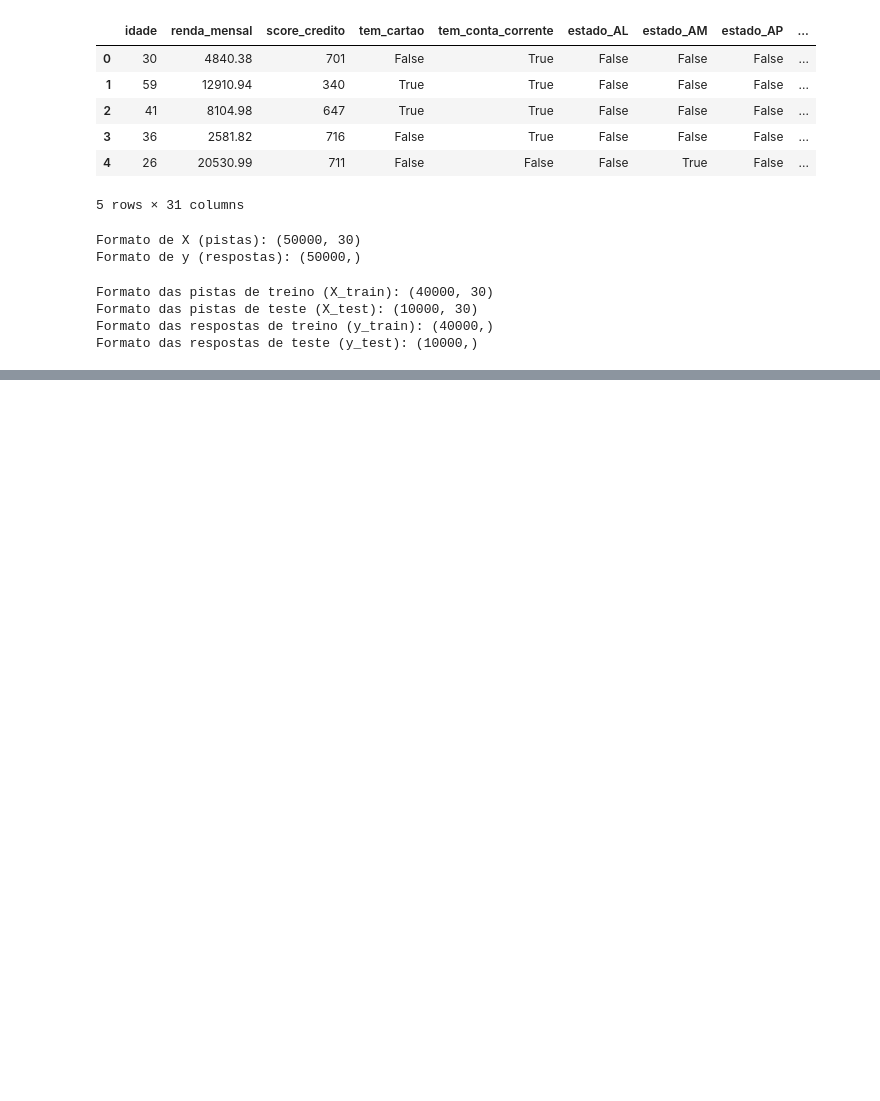
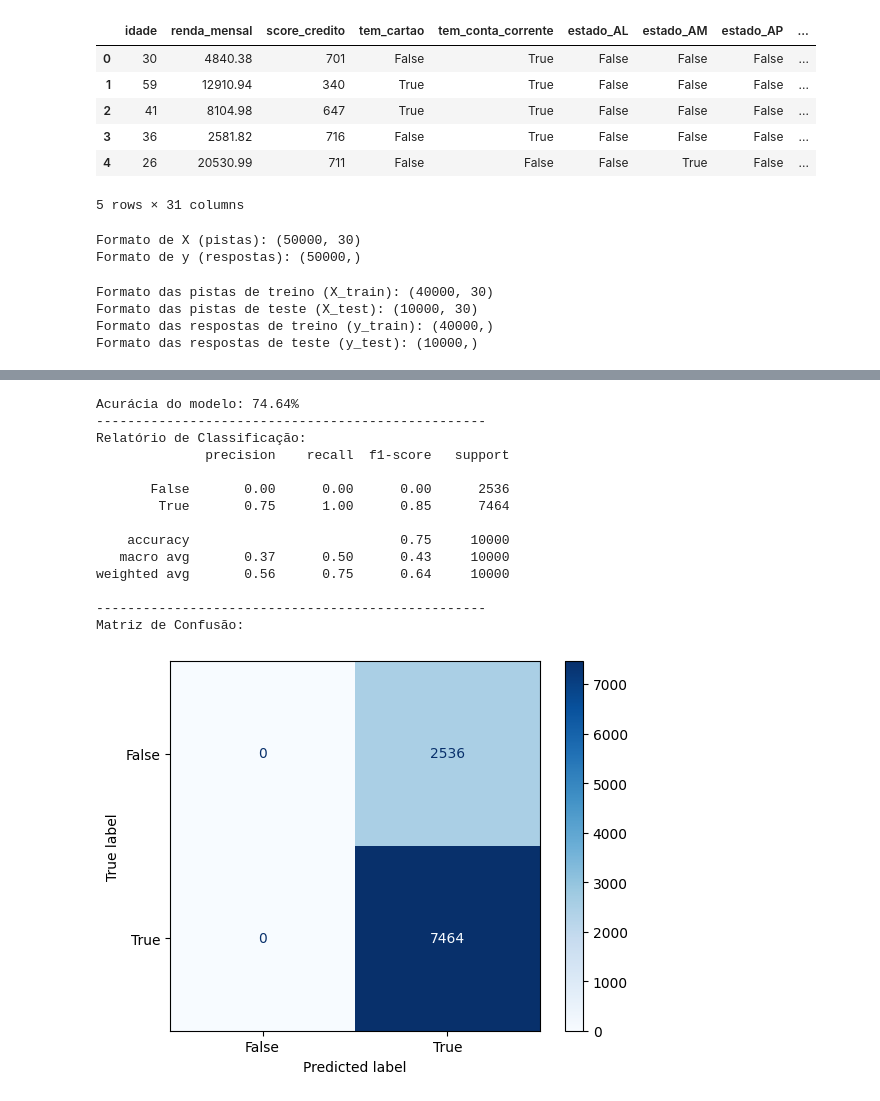
Before and after one commit to RicardoRuggiero/ML-Analise-Credito, a Jupyter notebook: notebooks/analise_exploratoria.ipynb, the cells around one changed output, grey strips where cells are left out. Cells and saved outputs as stored; diff of their text form; code cells hidden in the pictures; blank space fills up the shorter version.

```diff
--- a/notebooks/analise_exploratoria.ipynb
+++ b/notebooks/analise_exploratoria.ipynb
@@ -94,0 +99,6 @@ Formato das respostas de teste (y_test): (10000,)
+# %%
+from sklearn.linear_model import LogisticRegression
+
+modelo = LogisticRegression(max_iter=1000) # tentativas
+
+modelo.fit(X_train, y_train) # aprendizagem
@@ -94,0 +115,33 @@ Formato das respostas de teste (y_test): (10000,)
+# %%
+from sklearn.metrics import accuracy_score, classification_report, ConfusionMatrixDisplay
+import matplotlib.pyplot as plt
+
+previsoes = modelo.predict(X_test)
+
+acuracia = accuracy_score(y_test, previsoes)
+print(f"Acurácia do modelo: {acuracia:.2%}")
+print("-" * 50)
+
+print("Relatório de Classificação:")
+print(classification_report(y_test, previsoes))
+print("-" * 50)
+
+print("Matriz de Confusão:")
+ConfusionMatrixDisplay.from_estimator(modelo, X_test, y_test, cmap='Blues') # Oranges, Reds, Greys, Purples, Greens
+plt.show()
+# %% [output]
+Acurácia do modelo: 74.64%
+--------------------------------------------------
+Relatório de Classificação:
+              precision    recall  f1-score   support
+
+       False       0.00      0.00      0.00      2536
+        True       0.75      1.00      0.85      7464
+
+    accuracy                           0.75     10000
+   macro avg       0.37      0.50      0.43     10000
+weighted avg       0.56      0.75      0.64     10000
+
+--------------------------------------------------
+Matriz de Confusão:
+[figure, added]
```
Also changed, not shown: parts of 7 cells of this notebook, 2 other files.
